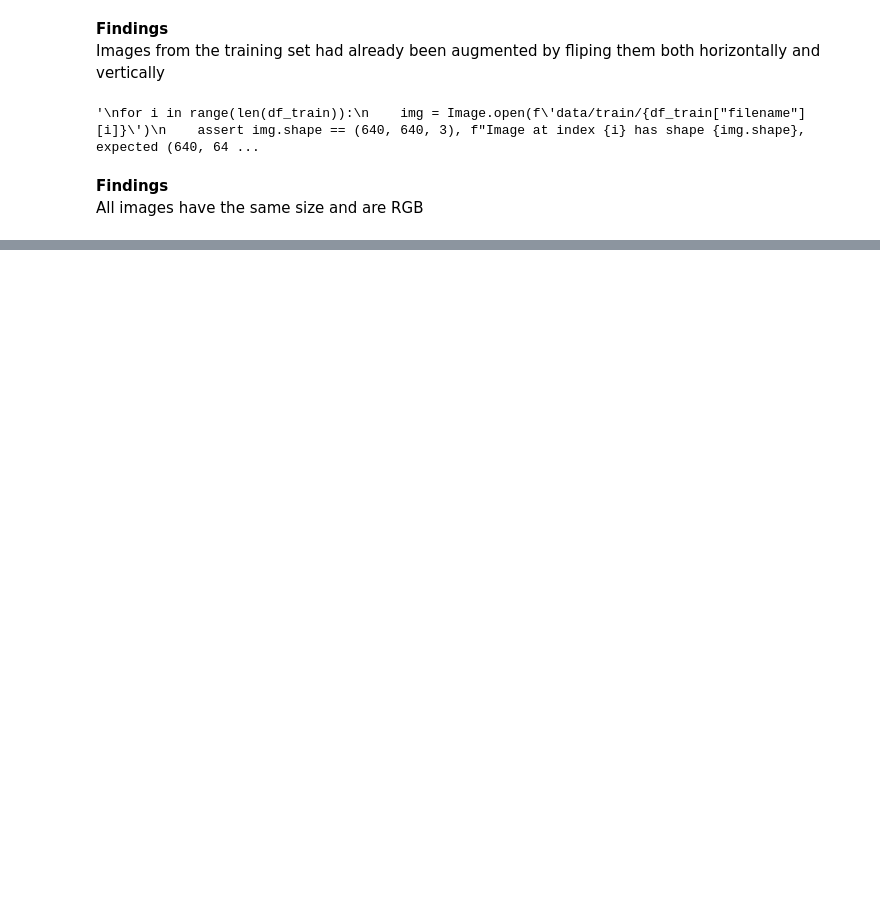
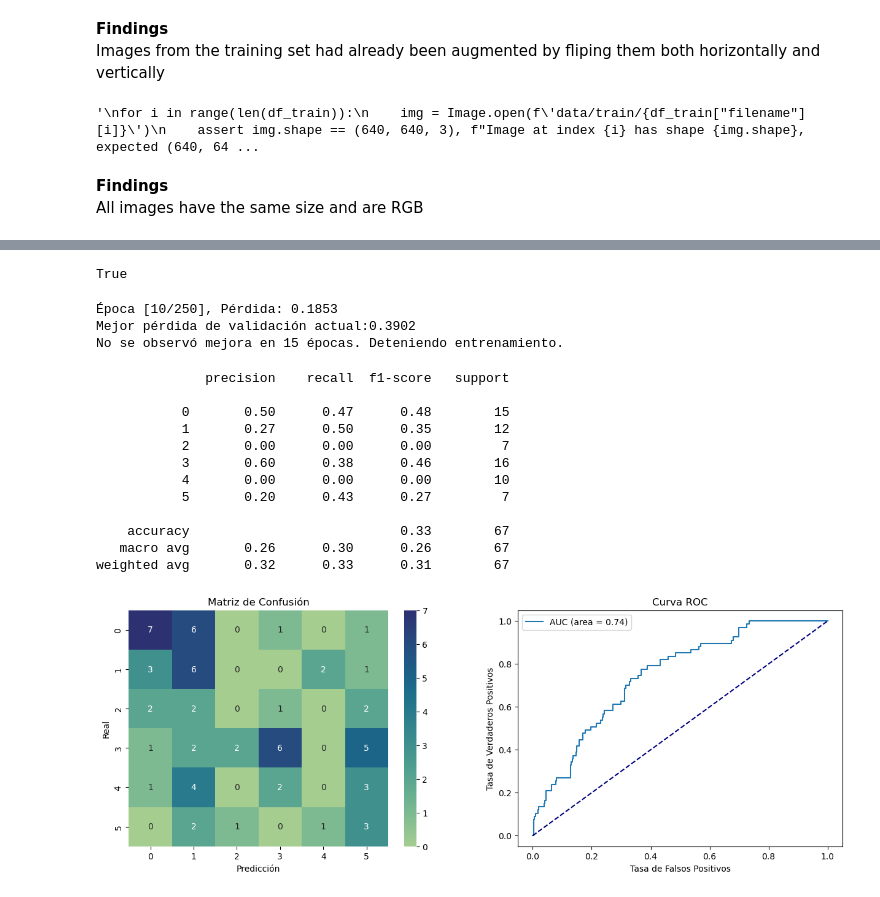
Before and after one commit to Rubenvalrom/Multilabel-Baldness-Classification, a Jupyter notebook: notebook.ipynb, the cells around one changed output, grey strips where cells are left out. Saved outputs shown, nothing was run; the diff lists cells and outputs as text; code cells hidden in the pictures; blank space fills up the shorter version.

Commit message:
Creación y evaluación del modelo

```diff
--- a/notebook.ipynb
+++ b/notebook.ipynb
@@ -136,0 +145,3 @@ y_test_tensor = torch.tensor(df_test.drop(columns=['filename']).values, dtype=to
+# %%
+device = torch.device('cuda' if torch.cuda.is_available() else 'cpu')
+print(f'Using device: {device}')
@@ -144,0 +168,4 @@ Train_dataset[:][0].shape, Train_dataset[:][1].shape
+# %%
+Train_dataset[0][0].is_cuda
+# %% [output]
+True
@@ -144,0 +279,60 @@ Train_dataset[:][0].shape, Train_dataset[:][1].shape
+# %%
+def evaluar_modelo(y_test, logits):
+
+    y_test = y_test.cpu().numpy()
+    logits = logits.cpu().numpy()
+
+    probs = F.softmax(torch.tensor(logits), dim=1).numpy()
+
+    # Convertir one-hot a etiquetas reales
+    y_true = np.argmax(y_test, axis=1)
+
+    # Predicción por clase más probable
+    y_pred = np.argmax(probs, axis=1)
+
+    # Reporte de clasificación
+    print(classification_report(y_true, y_pred))
+
+    # Matriz de confusión
+    cm = confusion_matrix(y_true, y_pred)
+    fig, ax = plt.subplots(1, 2, figsize=(15, 5))
+    sns.heatmap(cm, annot=True, fmt='d', cmap='crest', ax=ax[0])
+    ax[0].set_xlabel('Predicción')
+    ax[0].set_ylabel('Real')
+    ax[0].set_title('Matriz de Confusión')
+
+    # ROC multiclase
+    roc_auc = roc_auc_score(y_test, probs, average='macro', multi_class='ovr')
+    fpr, tpr, _ = roc_curve(y_test.ravel(), probs.ravel())
+    ax[1].plot(fpr, tpr, label=f'AUC (area = {roc_auc:.2f})')
+    ax[1].plot([0, 1], [0, 1], color='navy', linestyle='--')
+    ax[1].set_xlabel('Tasa de Falsos Positivos')
+    ax[1].set_ylabel('Tasa de Verdaderos Positivos')
+    ax[1].set_title('Curva ROC')
+    ax[1].legend()
+
+    plt.show()
+# %%
+BolaDeCristal = AlopeciaModel()
+BolaDeCristal = entrenar_modelo(BolaDeCristal, Train_dataset, X_val_tensor, y_val_tensor)
+# %% [output]
+Época [10/250], Pérdida: 0.1853
+Mejor pérdida de validación actual:0.3902
+No se observó mejora en 15 épocas. Deteniendo entrenamiento.
+# %%
+logits_test = BolaDeCristal(X_test_tensor).detach()
+evaluar_modelo(y_test_tensor, logits_test)
+# %% [output]
+              precision    recall  f1-score   support
+
+           0       0.50      0.47      0.48        15
+           1       0.27      0.50      0.35        12
+           2       0.00      0.00      0.00         7
+           3       0.60      0.38      0.46        16
+           4       0.00      0.00      0.00        10
+           5       0.20      0.43      0.27         7
+
+    accuracy                           0.33        67
+   macro avg       0.26      0.30      0.26        67
+weighted avg       0.32      0.33      0.31        67
+[figure, added]
```
Also changed, not shown: parts of 11 cells of this notebook, 2 other files.
